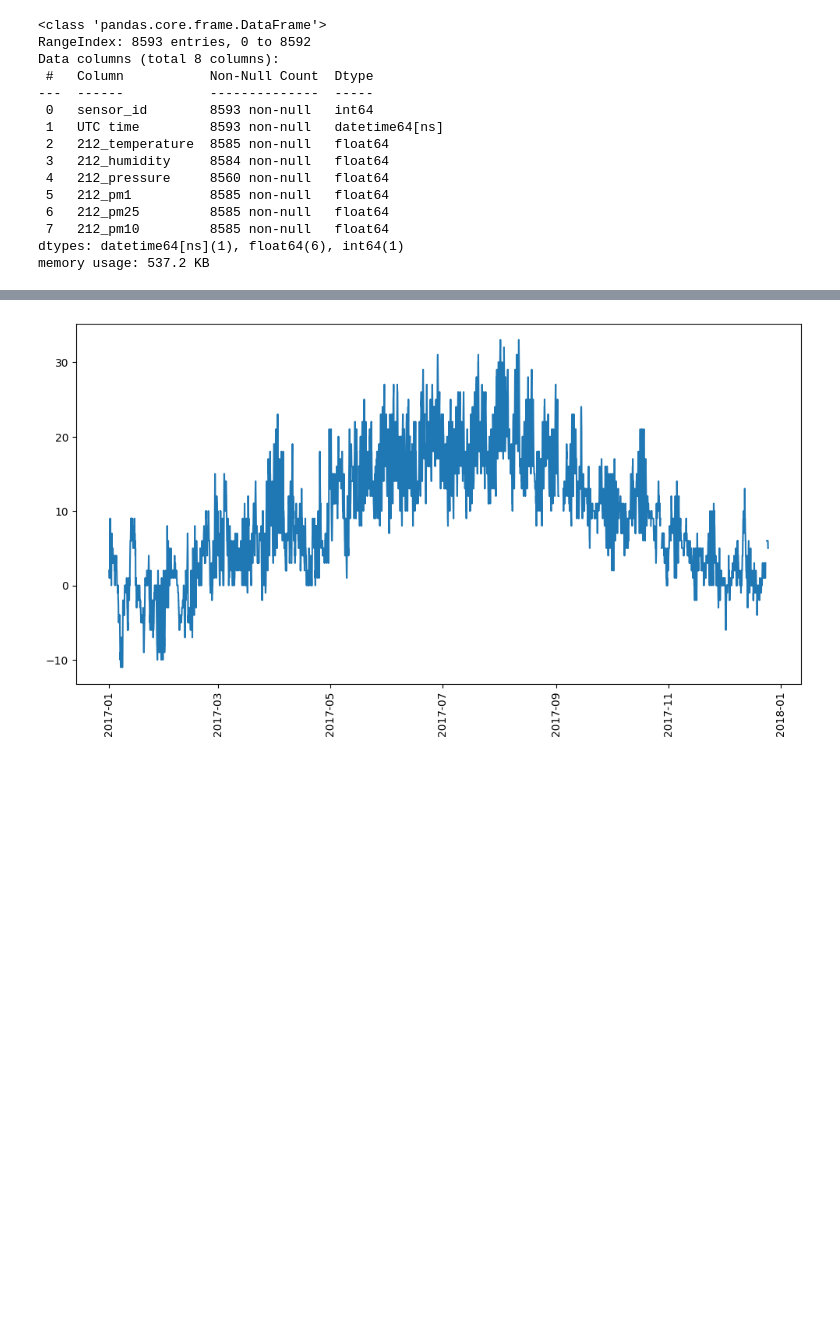
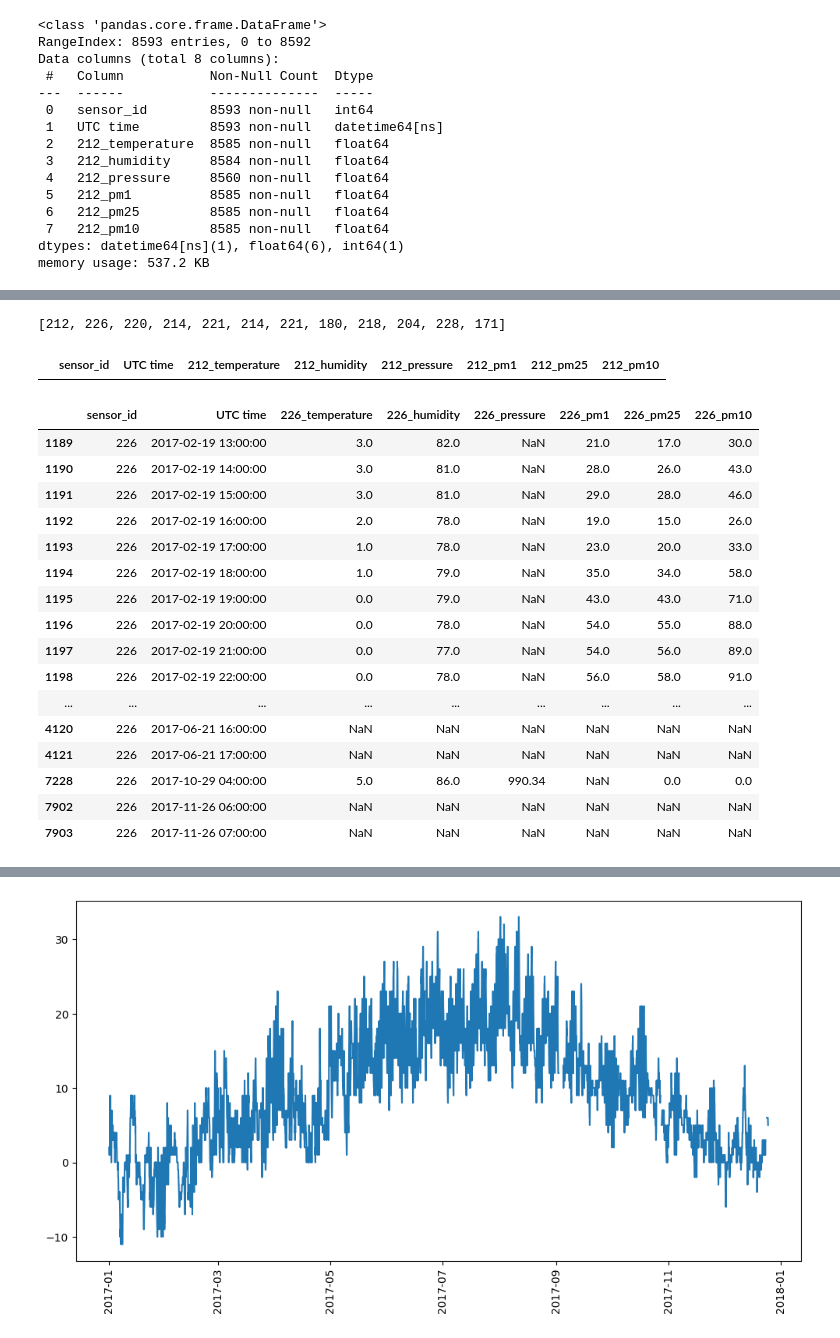
Before and after one commit to dan-ski/Air_quality, a Jupyter notebook: Air quality data preprocessing and analysis.ipynb, the cells around one changed output, grey strips where cells are left out. Saved outputs shown, nothing was run; the diff lists cells and outputs as text; code cells hidden in the pictures; blank space fills up the shorter version.

```diff
--- a/Air quality data preprocessing and analysis.ipynb
+++ b/Air quality data preprocessing and analysis.ipynb
@@ -897,0 +902,5 @@ new_sensor_dict[212][new_sensor_dict[212].isna().any(axis=1)]
+# %%
+# sensors chosen to model
+min_nan_ratio_sensors
+# %% [output]
+[212, 226, 220, 214, 221, 214, 221, 180, 218, 204, 228, 171]
@@ -897,0 +909,24 @@ new_sensor_dict[212][new_sensor_dict[212].isna().any(axis=1)]
+# %%
+new_sensor_dict[212][new_sensor_dict[212].isna().any(axis=1)]
+# %% [output]
+|  | sensor_id | UTC time | 212_temperature | 212_humidity | 212_pressure | 212_pm1 | 212_pm25 | 212_pm10 |
+# %%
+new_sensor_dict[226][new_sensor_dict[226].isna().any(axis=1)]
+# %% [output]
+|  | sensor_id | UTC time | 226_temperature | 226_humidity | 226_pressure | 226_pm1 | 226_pm25 | 226_pm10 |
+| 1189 | 226 | 2017-02-19 13:00:00 | 3.0 | 82.0 | NaN | 21.0 | 17.0 | 30.0 |
+| 1190 | 226 | 2017-02-19 14:00:00 | 3.0 | 81.0 | NaN | 28.0 | 26.0 | 43.0 |
+| 1191 | 226 | 2017-02-19 15:00:00 | 3.0 | 81.0 | NaN | 29.0 | 28.0 | 46.0 |
+| 1192 | 226 | 2017-02-19 16:00:00 | 2.0 | 78.0 | NaN | 19.0 | 15.0 | 26.0 |
+| 1193 | 226 | 2017-02-19 17:00:00 | 1.0 | 78.0 | NaN | 23.0 | 20.0 | 33.0 |
+| 1194 | 226 | 2017-02-19 18:00:00 | 1.0 | 79.0 | NaN | 35.0 | 34.0 | 58.0 |
+| 1195 | 226 | 2017-02-19 19:00:00 | 0.0 | 79.0 | NaN | 43.0 | 43.0 | 71.0 |
+| 1196 | 226 | 2017-02-19 20:00:00 | 0.0 | 78.0 | NaN | 54.0 | 55.0 | 88.0 |
+| 1197 | 226 | 2017-02-19 21:00:00 | 0.0 | 77.0 | NaN | 54.0 | 56.0 | 89.0 |
+| 1198 | 226 | 2017-02-19 22:00:00 | 0.0 | 78.0 | NaN | 56.0 | 58.0 | 91.0 |
+| ... | ... | ... | ... | ... | ... | ... | ... | ... |
+| 4120 | 226 | 2017-06-21 16:00:00 | NaN | NaN | NaN | NaN | NaN | NaN |
+| 4121 | 226 | 2017-06-21 17:00:00 | NaN | NaN | NaN | NaN | NaN | NaN |
+| 7228 | 226 | 2017-10-29 04:00:00 | 5.0 | 86.0 | 990.34 | NaN | 0.0 | 0.0 |
+| 7902 | 226 | 2017-11-26 06:00:00 | NaN | NaN | NaN | NaN | NaN | NaN |
+| 7903 | 226 | 2017-11-26 07:00:00 | NaN | NaN | NaN | NaN | NaN | NaN |
```
Also changed, not shown: parts of 55 cells of this notebook.
